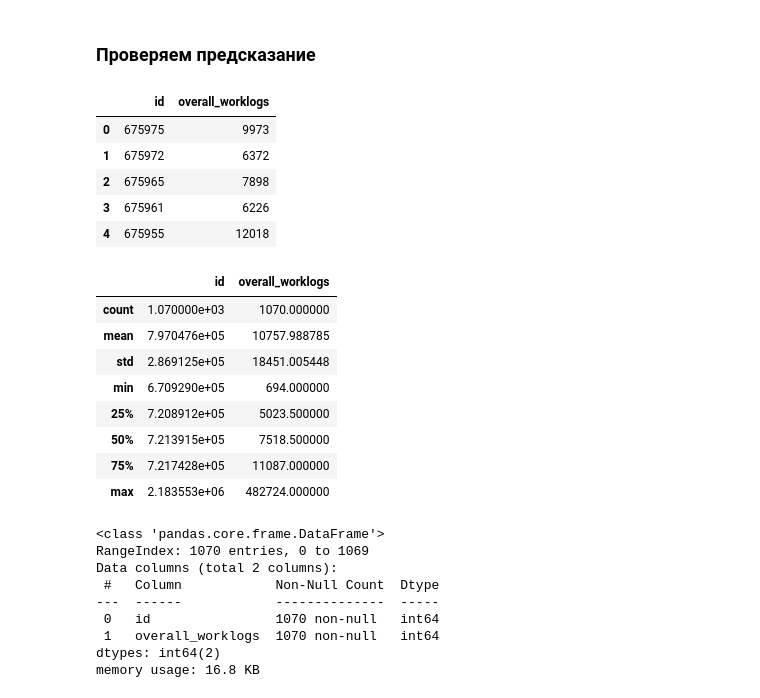
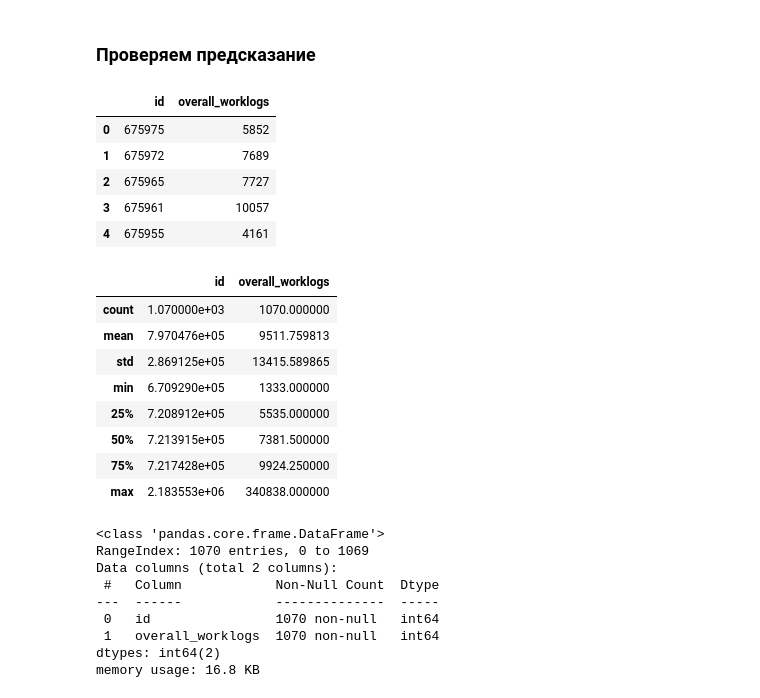
Before and after one commit to TayJen/hackathon_algu2022, a Jupyter notebook: H_ALGU_2022_Advance.ipynb, the cells around one changed output. Saved outputs shown, nothing was run; the diff lists cells and outputs as text; code cells hidden in the pictures.

Commit message:
comments first solution

```diff
--- a/H_ALGU_2022_Advance.ipynb
+++ b/H_ALGU_2022_Advance.ipynb
@@ -570,27 +585,27 @@ df_sample.to_csv('./solutions/xgb_tfidf_d33.csv', index=False)
 # %% [markdown]
 ### Проверяем предсказание
 # %%
-df_solution = pd.read_csv('./solutions/xgb_tfidf_d33.csv')
+df_solution = pd.read_csv('./solutions/d21_tfidf_comms.csv')
 df_solution.head()
 # %% [output]
 |  | id | overall_worklogs |
-| 0 | 675975 | 9973 |
-| 1 | 675972 | 6372 |
-| 2 | 675965 | 7898 |
-| 3 | 675961 | 6226 |
-| 4 | 675955 | 12018 |
+| 0 | 675975 | 5852 |
+| 1 | 675972 | 7689 |
+| 2 | 675965 | 7727 |
+| 3 | 675961 | 10057 |
+| 4 | 675955 | 4161 |
 # %%
 df_solution.describe()
 # %% [output]
 |  | id | overall_worklogs |
 | count | 1.070000e+03 | 1070.000000 |
-| mean | 7.970476e+05 | 10757.988785 |
-| std | 2.869125e+05 | 18451.005448 |
-| min | 6.709290e+05 | 694.000000 |
-| 25% | 7.208912e+05 | 5023.500000 |
-| 50% | 7.213915e+05 | 7518.500000 |
-| 75% | 7.217428e+05 | 11087.000000 |
-| max | 2.183553e+06 | 482724.000000 |
+| mean | 7.970476e+05 | 9511.759813 |
+| std | 2.869125e+05 | 13415.589865 |
+| min | 6.709290e+05 | 1333.000000 |
+| 25% | 7.208912e+05 | 5535.000000 |
+| 50% | 7.213915e+05 | 7381.500000 |
+| 75% | 7.217428e+05 | 9924.250000 |
+| max | 2.183553e+06 | 340838.000000 |
 # %%
 df_solution.info()
 # %% [output]
```
Also changed, not shown: parts of 17 cells of this notebook.
